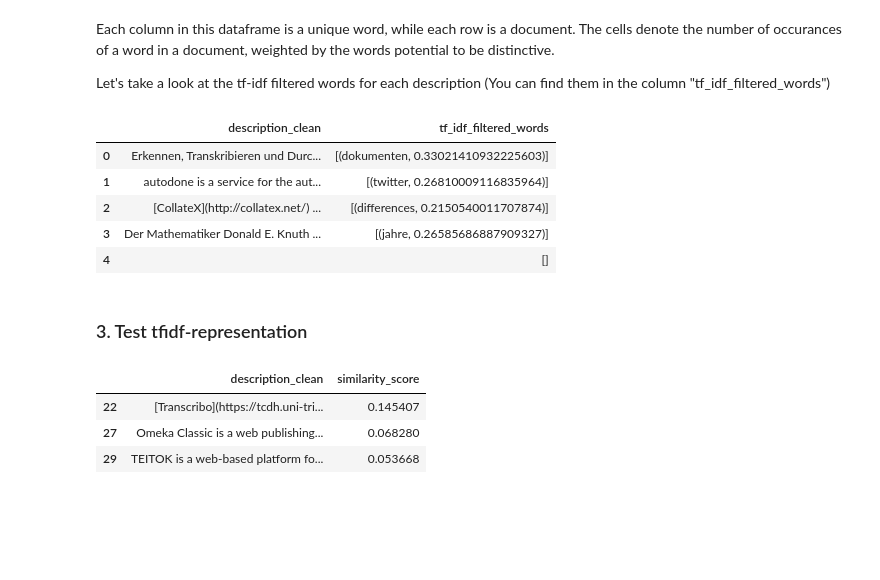
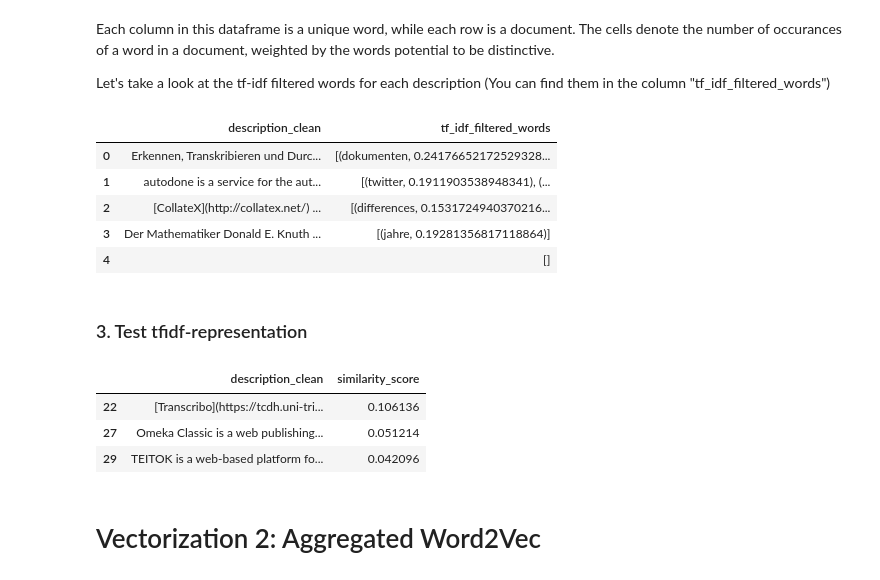
Before and after one commit to andwzn/retrieval-augmented-generation-experiment, a Jupyter notebook: rag_experiment_1.ipynb, the cells around one changed output. Saved outputs shown, nothing was run; the diff lists cells and outputs as text; code cells hidden in the pictures; blank space fills up the shorter version.

```diff
--- a/rag_experiment_1.ipynb
+++ b/rag_experiment_1.ipynb
@@ -266,7 +268,7 @@ We'll start off with a simple tf-idf vectorisation.
 First, we fit the vectorizer on the preprocessed descriptions.
 This way, the vectorizer can transform text into numerical feature vectors based on the learned vocabulary and its distribution over documents.
 # %%
-tfidf_vectorizer = TfidfVectorizer(ngram_range=(1,2))
+tfidf_vectorizer = TfidfVectorizer(ngram_range=(1,4))
 tfidf_matrix = tfidf_vectorizer.fit_transform(edition_software_info["description_preprocessed"])
 
 # display the resulting matrix
@@ -288,29 +290,29 @@ Each column in this dataframe is a unique word, while each row is a document. Th
 Let's take a look at the tf-idf filtered words for each description (You can find them in the column "tf_idf_filtered_words")
 # %%
 # Define the threshold for TF-IDF scores
-threshold = 0.2
+threshold = 0.1
 
 # Filter words with TF-IDF scores greater than the threshold for each document
 def filter_words_by_threshold(row, threshold):
     filtered_words = [(word, score) for word, score in zip(tfidf_matrix_beautify.columns, row) if score > threshold]
     return sorted(filtered_words, key=lambda x: x[1], reverse=True)
 
 
 # Apply the function to each row of the TF-IDF DataFrame
 filtered_words = tfidf_matrix_beautify.apply(lambda row: filter_words_by_threshold(row, threshold), axis=1)
 
 # Create a dataframe to display the filtered words
 filtered_words_df = pd.DataFrame(filtered_words, columns=["tf_idf_filtered_words"])
 tfidf_display = pd.concat([edition_software_info["description_clean"], filtered_words_df], axis=1)
 
 with pd.option_context('display.max_colwidth', None):
     display(tfidf_display[["description_clean", "tf_idf_filtered_words"]].head(5))
 # %% [output]
 |  | description_clean | tf_idf_filtered_words |
-| 0 | Erkennen, Transkribieren und Durc... | [(dokumenten, 0.33021410932225603)] |
-| 1 | autodone is a service for the aut... | [(twitter, 0.26810009116835964)] |
-| 2 | [CollateX](http://collatex.net/) ... | [(differences, 0.2150540011707874)] |
-| 3 | Der Mathematiker Donald E. Knuth ... | [(jahre, 0.26585686887909327)] |
+| 0 | Erkennen, Transkribieren und Durc... | [(dokumenten, 0.24176652172529328... |
+| 1 | autodone is a service for the aut... | [(twitter, 0.1911903538948341), (... |
+| 2 | [CollateX](http://collatex.net/) ... | [(differences, 0.1531724940370216... |
+| 3 | Der Mathematiker Donald E. Knuth ... | [(jahre, 0.19281356817118864)] |
 | 4 |  | [] |
 # %% [markdown]
 ### 3. Test tfidf-representation
@@ -338,6 +340,8 @@ with pd.option_context('display.max_colwidth', None):
     display(result_df_sorted[['description_clean', 'similarity_score']].head(3))
 # %% [output]
 |  | description_clean | similarity_score |
-| 22 | [Transcribo](https://tcdh.uni-tri... | 0.145407 |
-| 27 | Omeka Classic is a web publishing... | 0.068280 |
-| 29 | TEITOK is a web-based platform fo... | 0.053668 |
+| 22 | [Transcribo](https://tcdh.uni-tri... | 0.106136 |
+| 27 | Omeka Classic is a web publishing... | 0.051214 |
+| 29 | TEITOK is a web-based platform fo... | 0.042096 |
+# %% [markdown]
+# Vectorization 2: Aggregated Word2Vec
```
Also changed, not shown: parts of 10 cells of this notebook.
